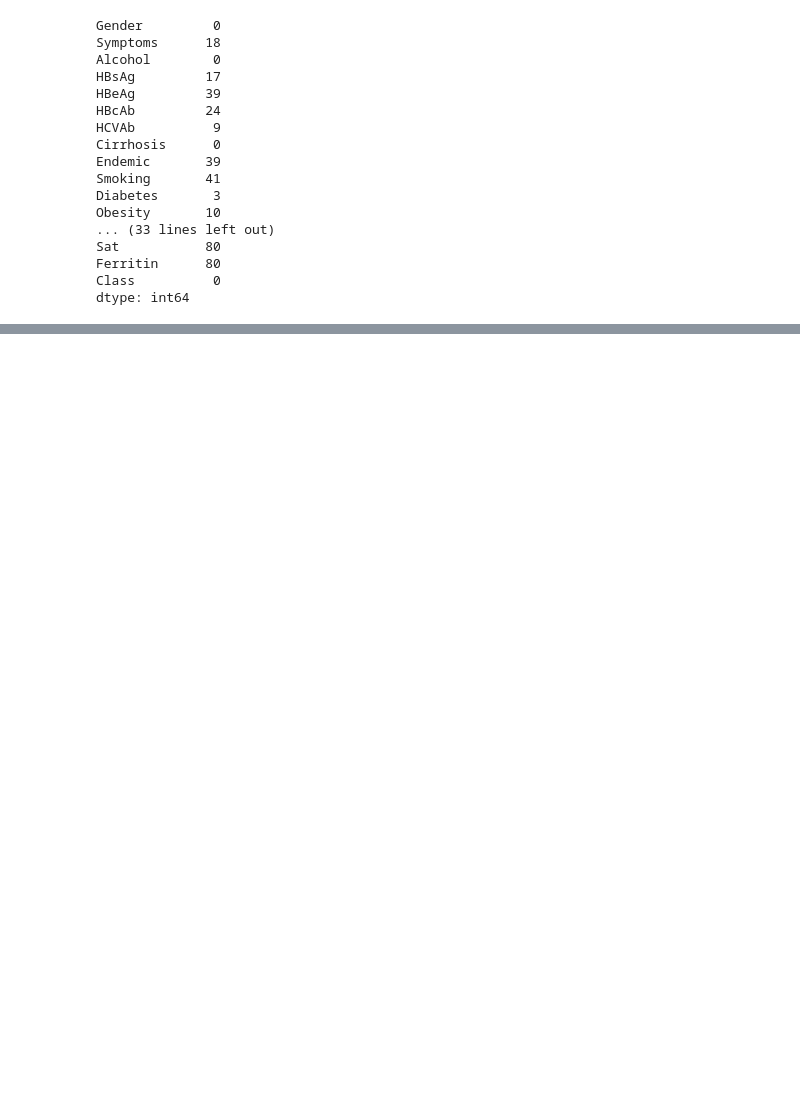
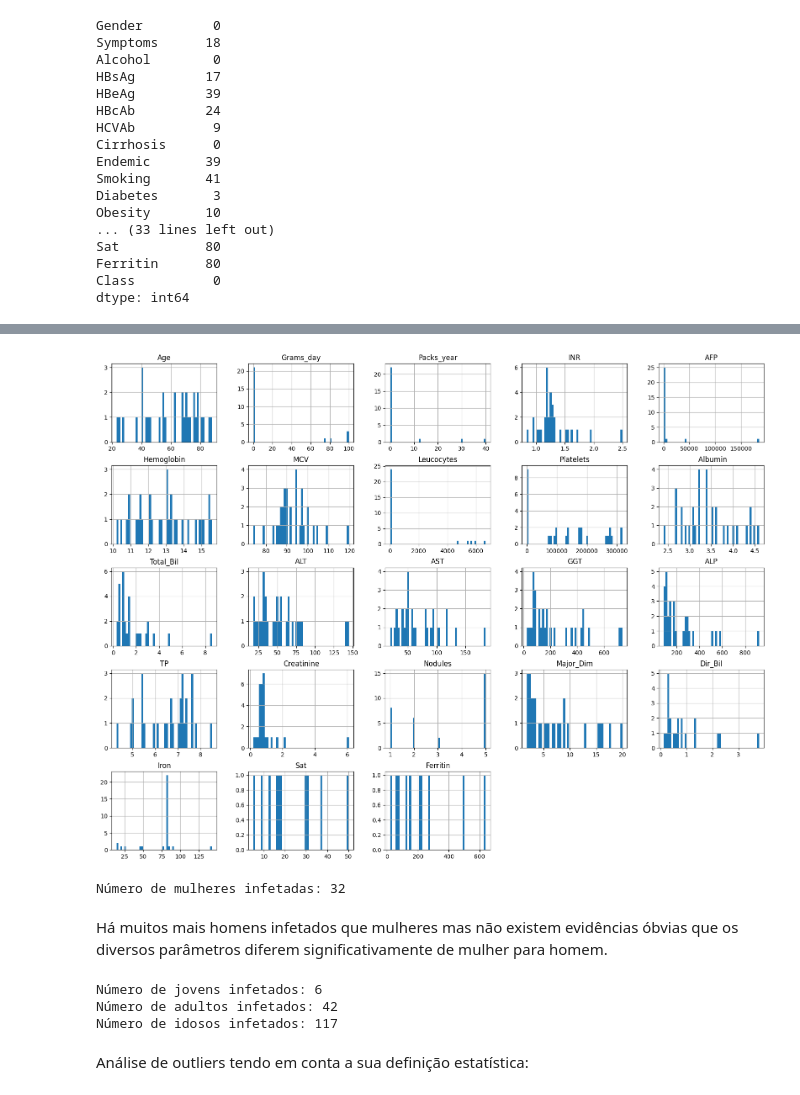
Before and after one commit to abrunhosa16/data_science_project_eicd, a Jupyter notebook: main.ipynb, the cells around one changed output, grey strips where cells are left out. Cells and saved outputs as stored; diff of their text form; code cells hidden in the pictures; blank space fills up the shorter version.

```diff
--- a/main.ipynb
+++ b/main.ipynb
@@ -93,0 +114,27 @@ dtype: int64
+# %%
+female = df[df['Gender'] == 'Female']
+female.hist(bins=50, figsize=(20,15))
+#plt.show()
+num_female=female.shape[0]
+print("Número de mulheres infetadas:",num_female)
+# %% [output]
+[figure, added]
+Número de mulheres infetadas: 32
+# %% [markdown]
+Há muitos mais homens infetados que mulheres mas não existem evidências óbvias que os diversos parâmetros diferem significativamente de mulher para homem.
+# %%
+jovens = df[(df['Age'] >= 20) & (df['Age'] < 40)]
+num_jovens=jovens.shape[0]
+print("Número de jovens infetados:",num_jovens)
+adultos = df[(df['Age'] >= 40) & (df['Age'] < 60)]
+num_adultos=adultos.shape[0]
+print("Número de adultos infetados:",num_adultos)
+idosos = df[(df['Age'] >= 60) & (df['Age'] < 100)]
+num_idosos=idosos.shape[0]
+print("Número de idosos infetados:",num_idosos)
+# %% [output]
+Número de jovens infetados: 6
+Número de adultos infetados: 42
+Número de idosos infetados: 117
+# %% [markdown]
+Análise de outliers tendo em conta a sua definição estatística:
```
Also changed, not shown: parts of 7 cells of this notebook.
